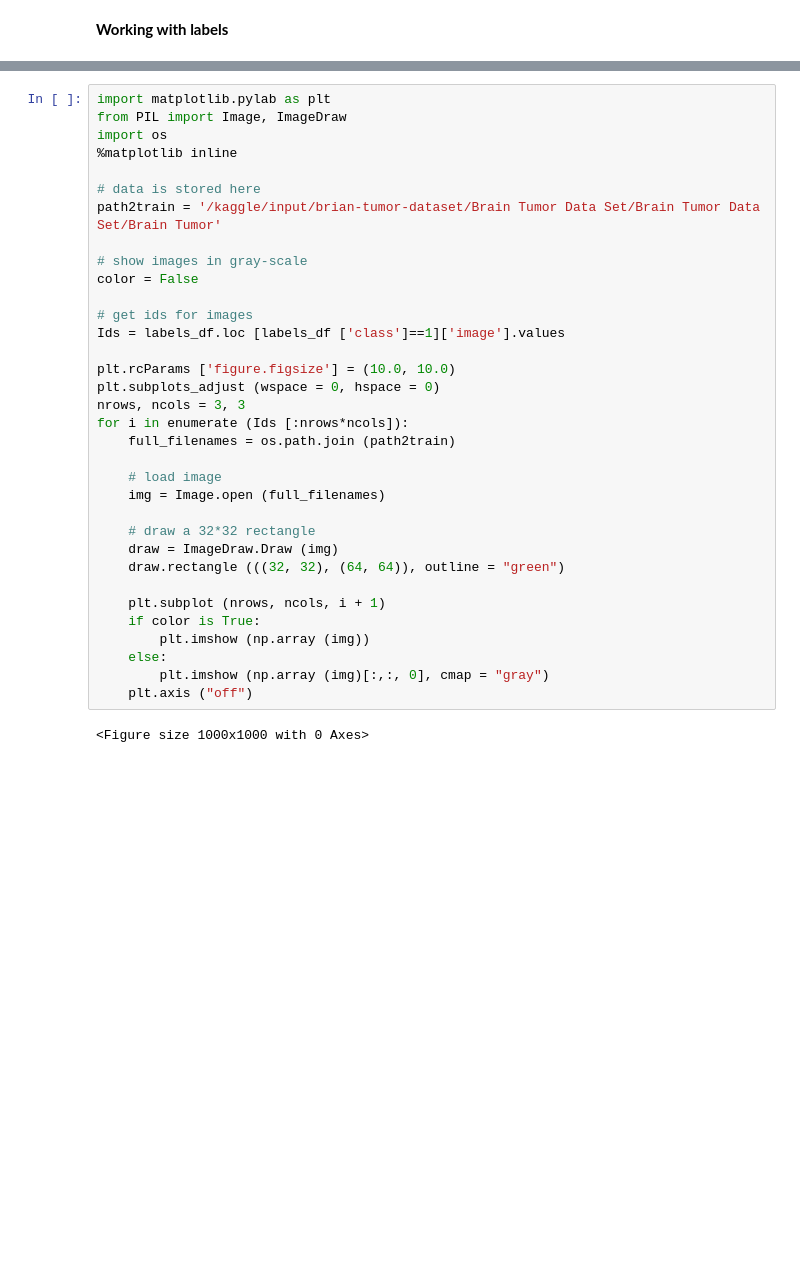
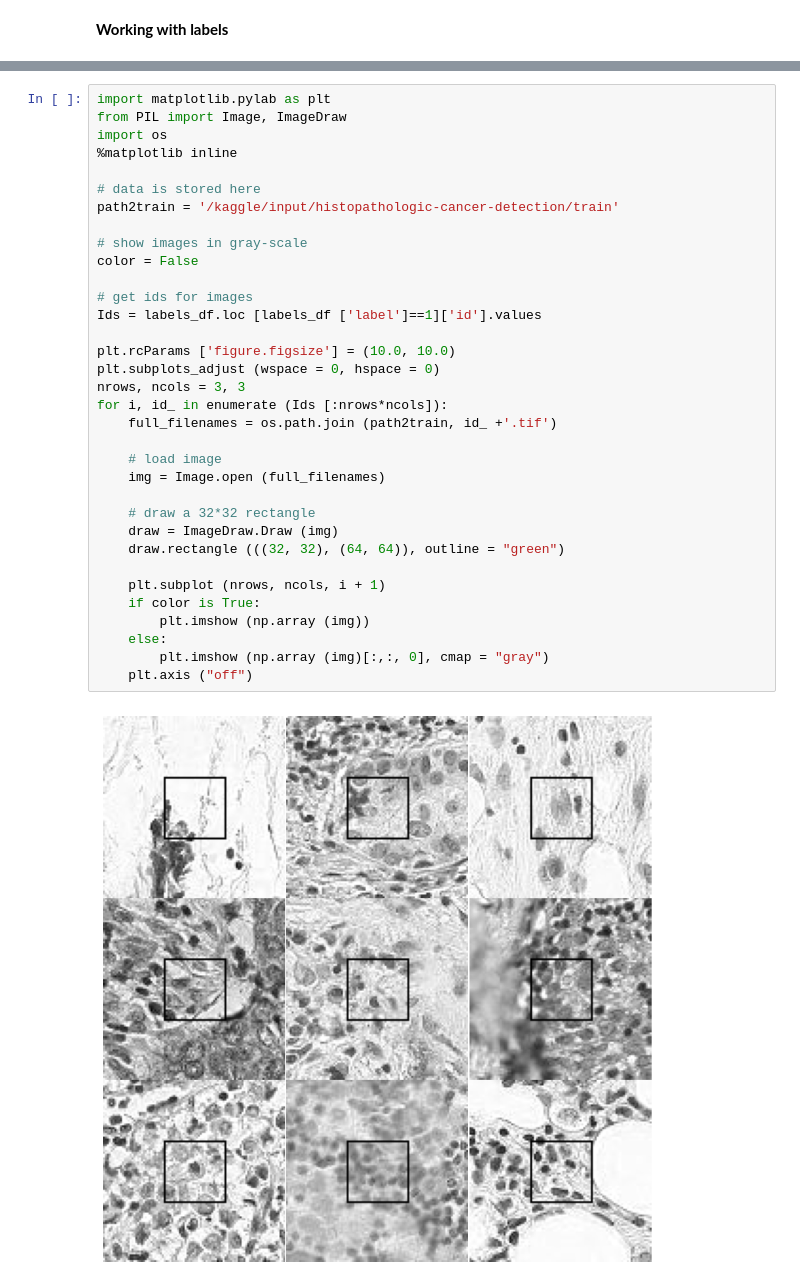
Before and after one commit to AleksandrMorozov123/Computer-vision-with-PyTorch, a Jupyter notebook: computer-vision-with-pytorch.ipynb, the cells around one changed output, grey strips where cells are left out. Cells and saved outputs as stored; diff of their text form; blank space fills up the shorter version.

```diff
--- a/computer-vision-with-pytorch.ipynb
+++ b/computer-vision-with-pytorch.ipynb
@@ -489,35 +488,35 @@ labels_df['class'].hist()
 import matplotlib.pylab as plt
 from PIL import Image, ImageDraw
 import os
 %matplotlib inline
 
 # data is stored here
-path2train = '/kaggle/input/brian-tumor-dataset/Brain Tumor Data Set/Brain Tumor Data Set/Brain Tumor'
+path2train = '/kaggle/input/histopathologic-cancer-detection/train'
 
 # show images in gray-scale
 color = False
 
 # get ids for images
-Ids = labels_df.loc [labels_df ['class']==1]['image'].values
+Ids = labels_df.loc [labels_df ['label']==1]['id'].values
 
 plt.rcParams ['figure.figsize'] = (10.0, 10.0)
 plt.subplots_adjust (wspace = 0, hspace = 0)
 nrows, ncols = 3, 3
-for i in enumerate (Ids [:nrows*ncols]):
-    full_filenames = os.path.join (path2train)
+for i, id_ in enumerate (Ids [:nrows*ncols]):
+    full_filenames = os.path.join (path2train, id_ +'.tif')
 
     # load image
     img = Image.open (full_filenames)
 
     # draw a 32*32 rectangle
     draw = ImageDraw.Draw (img)
     draw.rectangle (((32, 32), (64, 64)), outline = "green")
 
     plt.subplot (nrows, ncols, i + 1)
     if color is True:
         plt.imshow (np.array (img))
     else:
         plt.imshow (np.array (img)[:,:, 0], cmap = "gray")
     plt.axis ("off")
 # %% [output]
-<Figure size 1000x1000 with 0 Axes>
+[figure, added]
```
Also changed, not shown: parts of 11 cells of this notebook.
